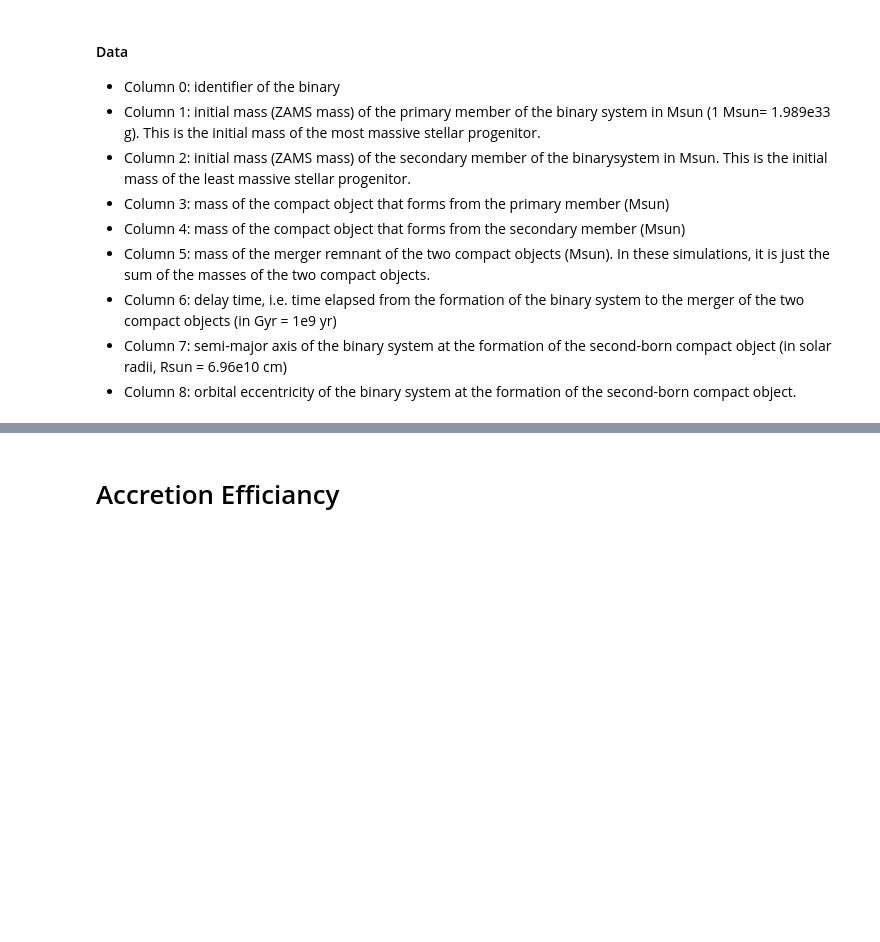
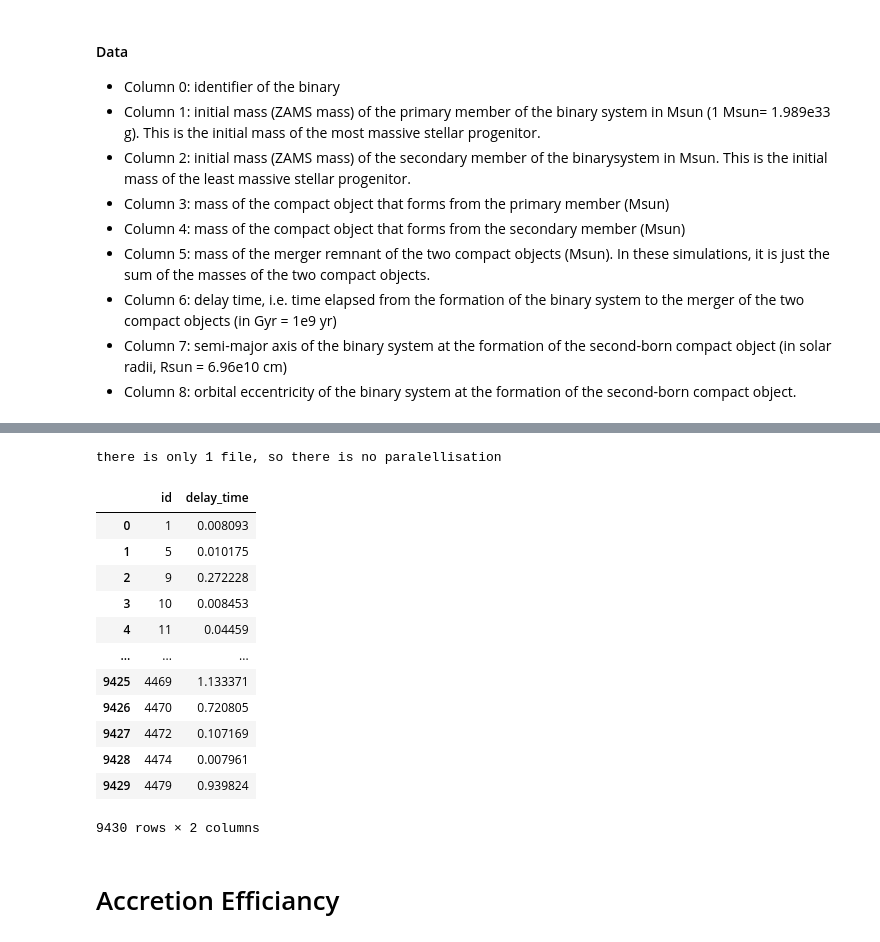
Before and after one commit to DanHarJor/CompLabB-UNIPD-TeamDream, a Jupyter notebook: Group_BinarySystems.ipynb, the cells around one changed output, grey strips where cells are left out. Drawn from its saved outputs; the diff is of its cells as text; code cells hidden in the pictures; blank space fills up the shorter version.

```diff
--- a/Group_BinarySystems.ipynb
+++ b/Group_BinarySystems.ipynb
@@ -204,3 +227,20 @@ AttributeError: Can't pickle local object 'getData.<locals>.getDF'
+# %%
+getData()
+# %% [output]
+there is only 1 file, so there is no paralellisation
+|  | id | delay_time |
+| 0 | 1 | 0.008093 |
+| 1 | 5 | 0.010175 |
+| 2 | 9 | 0.272228 |
+| 3 | 10 | 0.008453 |
+| 4 | 11 | 0.04459 |
+| ... | ... | ... |
+| 9425 | 4469 | 1.133371 |
+| 9426 | 4470 | 0.720805 |
+| 9427 | 4472 | 0.107169 |
+| 9428 | 4474 | 0.007961 |
+| 9429 | 4479 | 0.939824 |
+9430 rows × 2 columns
 # %% [markdown]
 # Accretion Efficiancy
 # %%
```
Also changed, not shown: parts of 6 cells of this notebook.
